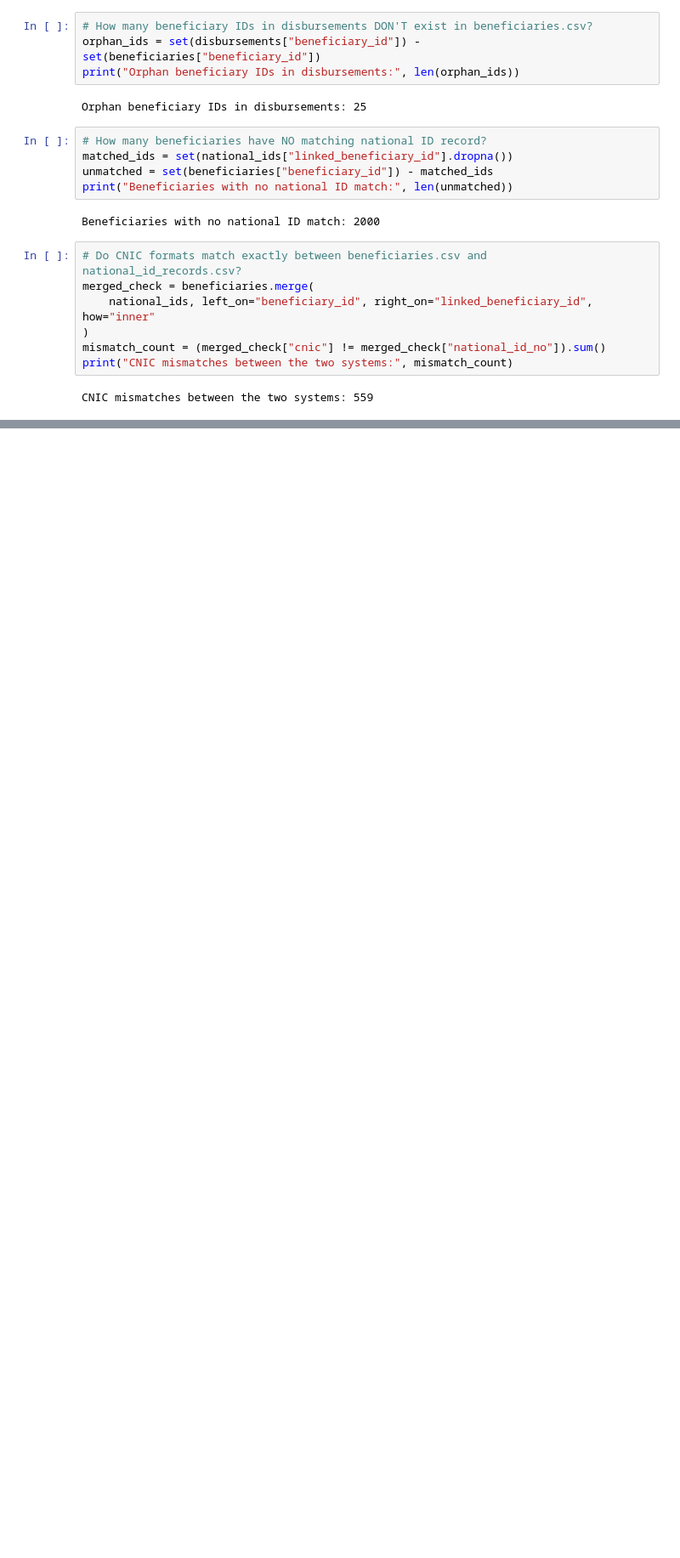
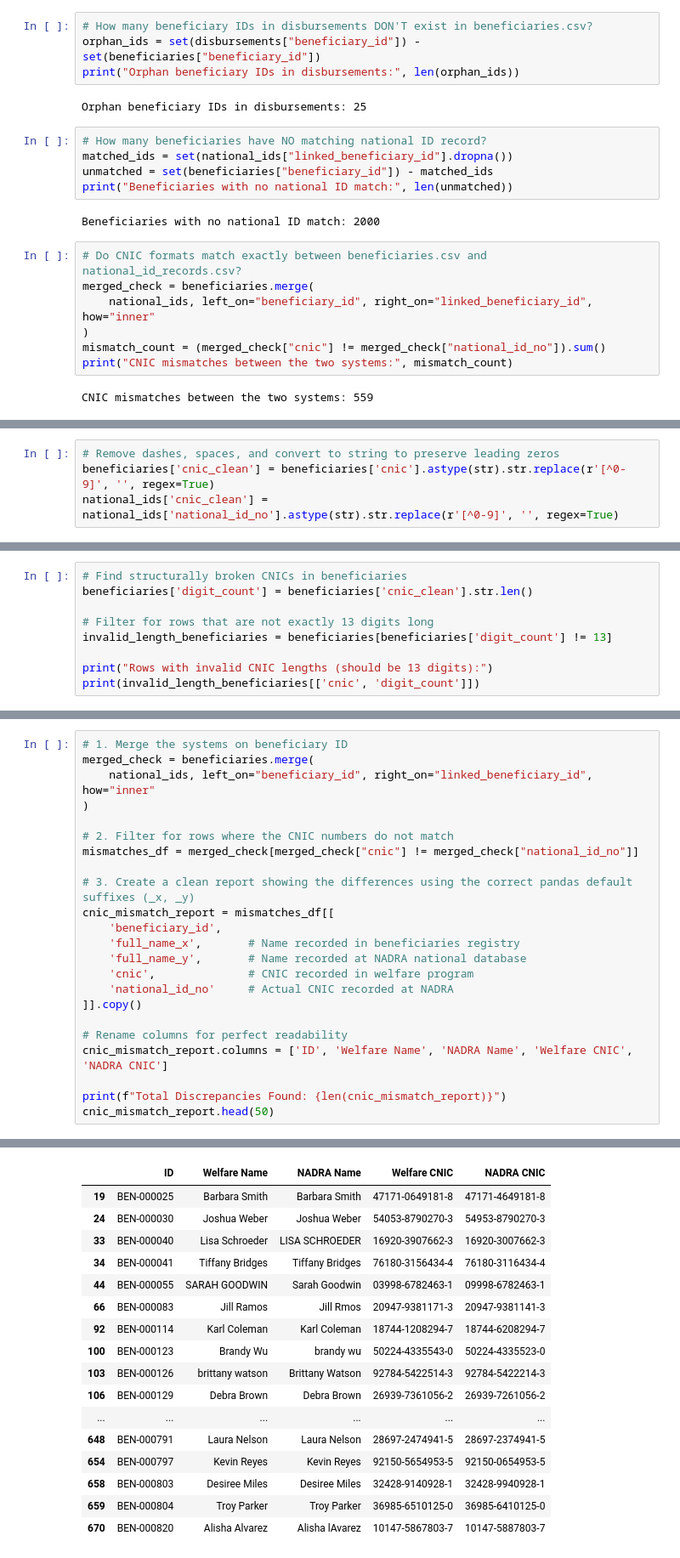
Before and after one commit to HamzaTahir-codes/welfare-fraud-detection-pipeline, a Jupyter notebook: notebooks/data-exploration.ipynb, the cells around one changed output, grey strips where cells are left out. Shown at 85% size. Drawn from its saved outputs; the diff is of its cells as text; blank space fills up the shorter version.

```diff
--- a/notebooks/data-exploration.ipynb
+++ b/notebooks/data-exploration.ipynb
@@ -435,0 +443,4 @@ CNIC mismatches between the two systems: 559
+# %%
+# Remove dashes, spaces, and convert to string to preserve leading zeros
+beneficiaries['cnic_clean'] = beneficiaries['cnic'].astype(str).str.replace(r'[^0-9]', '', regex=True)
+national_ids['cnic_clean'] = national_ids['national_id_no'].astype(str).str.replace(r'[^0-9]', '', regex=True)
@@ -435,0 +463,9 @@ CNIC mismatches between the two systems: 559
+# %%
+# Find structurally broken CNICs in beneficiaries
+beneficiaries['digit_count'] = beneficiaries['cnic_clean'].str.len()
+
+# Filter for rows that are not exactly 13 digits long
+invalid_length_beneficiaries = beneficiaries[beneficiaries['digit_count'] != 13]
+
+print("Rows with invalid CNIC lengths (should be 13 digits):")
+print(invalid_length_beneficiaries[['cnic', 'digit_count']])
@@ -435,0 +477,24 @@ CNIC mismatches between the two systems: 559
+# %%
+# 1. Merge the systems on beneficiary ID
+merged_check = beneficiaries.merge(
+    national_ids, left_on="beneficiary_id", right_on="linked_beneficiary_id", how="inner"
+)
+
+# 2. Filter for rows where the CNIC numbers do not match
+mismatches_df = merged_check[merged_check["cnic"] != merged_check["national_id_no"]]
+
+# 3. Create a clean report showing the differences using the correct pandas default suffixes (_x, _y)
+cnic_mismatch_report = mismatches_df[[
+    'beneficiary_id',
+    'full_name_x',       # Name recorded in beneficiaries registry
+    'full_name_y',       # Name recorded at NADRA national database
+    'cnic',              # CNIC recorded in welfare program
+    'national_id_no'     # Actual CNIC recorded at NADRA
+]].copy()
+
+# Rename columns for perfect readability
+cnic_mismatch_report.columns = ['ID', 'Welfare Name', 'NADRA Name', 'Welfare CNIC', 'NADRA CNIC']
+
+print(f"Total Discrepancies Found: {len(cnic_mismatch_report)}")
+cnic_mismatch_report.head(50)
+# %% [output]
@@ -435,0 +502,17 @@ CNIC mismatches between the two systems: 559
+|  | ID | Welfare Name | NADRA Name | Welfare CNIC | NADRA CNIC |
+| 19 | BEN-000025 | Barbara Smith | Barbara Smith | 47171-0649181-8 | 47171-4649181-8 |
+| 24 | BEN-000030 | Joshua Weber | Joshua Weber | 54053-8790270-3 | 54953-8790270-3 |
+| 33 | BEN-000040 | Lisa Schroeder | LISA SCHROEDER | 16920-3907662-3 | 16920-3007662-3 |
+| 34 | BEN-000041 | Tiffany Bridges | Tiffany Bridges | 76180-3156434-4 | 76180-3116434-4 |
+| 44 | BEN-000055 | SARAH GOODWIN | Sarah Goodwin | 03998-6782463-1 | 09998-6782463-1 |
+| 66 | BEN-000083 | Jill Ramos | Jill Rmos | 20947-9381171-3 | 20947-9381141-3 |
+| 92 | BEN-000114 | Karl Coleman | Karl Coleman | 18744-1208294-7 | 18744-6208294-7 |
+| 100 | BEN-000123 | Brandy Wu | brandy wu | 50224-4335543-0 | 50224-4335523-0 |
+| 103 | BEN-000126 | brittany watson | Brittany Watson | 92784-5422514-3 | 92784-5422214-3 |
+| 106 | BEN-000129 | Debra Brown | Debra Brown | 26939-7361056-2 | 26939-7261056-2 |
+| ... | ... | ... | ... | ... | ... |
+| 648 | BEN-000791 | Laura Nelson | Laura Nelson | 28697-2474941-5 | 28697-2374941-5 |
+| 654 | BEN-000797 | Kevin Reyes | Kevin Reyes | 92150-5654953-5 | 92150-0654953-5 |
+| 658 | BEN-000803 | Desiree Miles | Desiree Miles | 32428-9140928-1 | 32428-9940928-1 |
+| 659 | BEN-000804 | Troy Parker | Troy Parker | 36985-6510125-0 | 36985-6410125-0 |
+| 670 | BEN-000820 | Alisha Alvarez | Alisha lAvarez | 10147-5867803-7 | 10147-5887803-7 |
```
Also changed, not shown: parts of 7 cells of this notebook, 6 other files.
